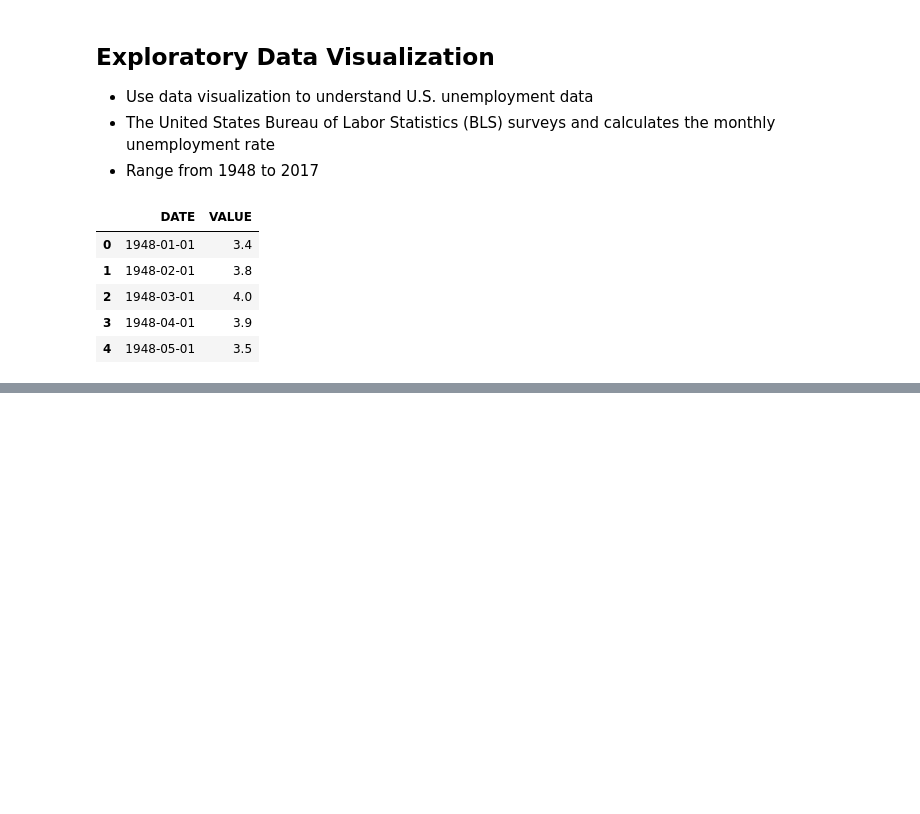
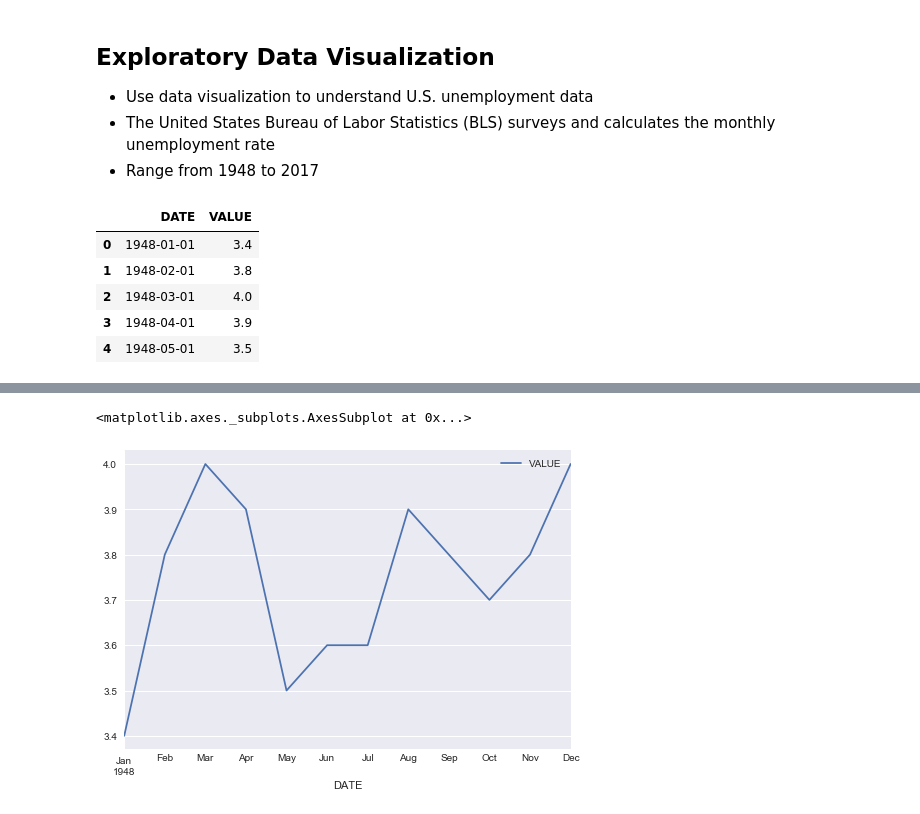
Before and after one commit to freena22/exploring-datasets, a Jupyter notebook: Data_Visualization.ipynb, the cells around one changed output, grey strips where cells are left out. Saved outputs shown, nothing was run; the diff lists cells and outputs as text; code cells hidden in the pictures; blank space fills up the shorter version.

```diff
--- a/Data_Visualization.ipynb
+++ b/Data_Visualization.ipynb
@@ -16,0 +51,5 @@ unrate.head()
+# %%
+unrate[0:12].plot('DATE', 'VALUE') # enployment rate in 1948
+# %% [output]
+<matplotlib.axes._subplots.AxesSubplot at 0x...>
+[figure, added]
```
Also changed, not shown: parts of 17 cells of this notebook.
